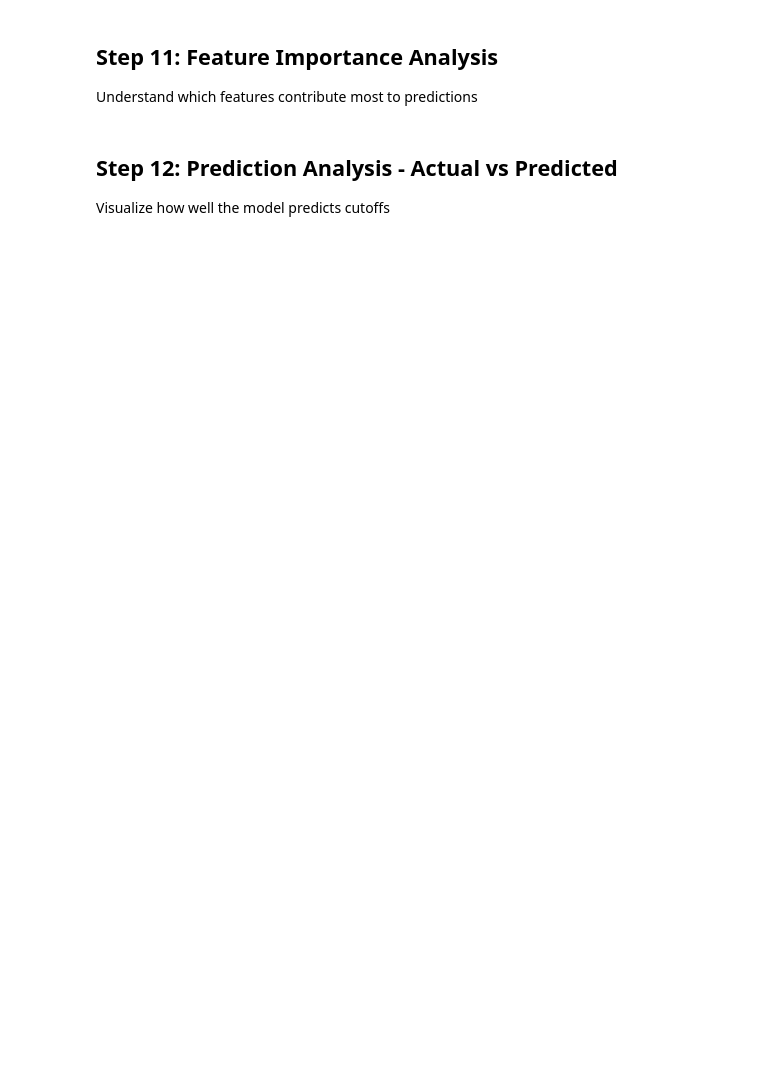
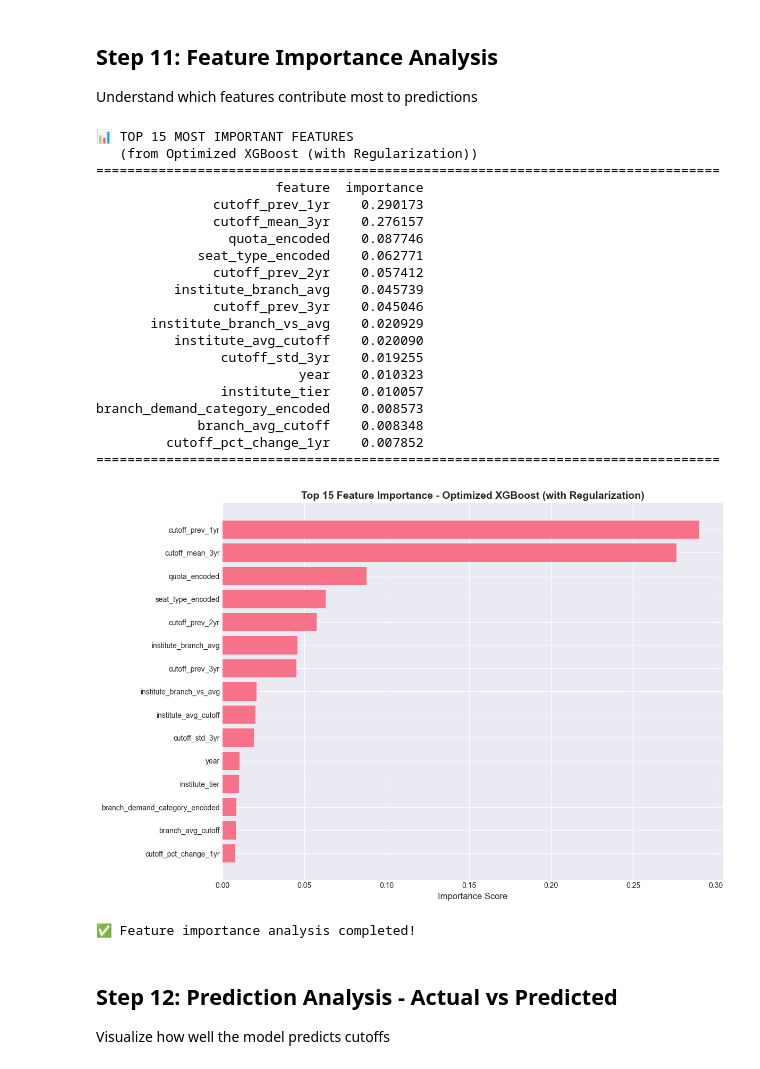
Before and after one commit to msk1039/AIML-FA2, a Jupyter notebook: phase3_model_building.ipynb, the cells around one changed output. Saved outputs shown, nothing was run; the diff lists cells and outputs as text; code cells hidden in the pictures; blank space fills up the shorter version.

```diff
--- a/phase3_model_building.ipynb
+++ b/phase3_model_building.ipynb
@@ -379,18 +490,22 @@ TypeError: XGBModel.fit() got an unexpected keyword argument 'eval_metric'
 
 Use RandomizedSearchCV to find optimal hyperparameters
 # %%
-print("🔄 Starting hyperparameter tuning...\n")
+print("🔄 Starting hyperparameter tuning with LIGHT REGULARIZATION...\n")
+print("   (Optimized for clean 500k dataset)\n")
 print("⏳ This may take several minutes...\n")
 
-# Define parameter grid
+# Define parameter grid with LIGHT regularization
+# Since we filtered to ranks < 500k, data is cleaner and needs less regularization
 param_grid = {
-    'n_estimators': [100, 200, 300, 500],
-    'max_depth': [3, 4, 5, 6, 7],
-    'learning_rate': [0.01, 0.05, 0.1, 0.15],
-    'subsample': [0.7, 0.8, 0.9],
-    'colsample_bytree': [0.7, 0.8, 0.9],
-    'min_child_weight': [1, 3, 5],
-    'gamma': [0, 0.1, 0.2]
+    'n_estimators': [100, 200, 300],        # Number of trees
+    'max_depth': [4, 5, 6, 7],              # Allow deeper trees for clean data
+    'learning_rate': [0.05, 0.1, 0.15],     # Slightly higher learning rates OK
+    'subsample': [0.8, 0.9, 1.0],           # Can use more data per tree
+    'colsample_bytree': [0.8, 0.9, 1.0],    # Can use more features
+    'min_child_weight': [1, 2, 3],          # Less restrictive (lighter regularization)
+    'gamma': [0, 0.1, 0.2],                 # Less aggressive pruning
+    'reg_alpha': [0, 0.05, 0.1],            # Lighter L1 regularization
+    'reg_lambda': [0.5, 1, 1.5]             # Lighter L2 regularization
 }
 
 # Create base model
@@ -425,3 +540,12 @@ for param, value in random_search.best_params_.items():
     print(f"  {param}: {value}")
 
 print(f"\n📊 Best cross-validation MAE: {-random_search.best_score_:,.2f} ranks")
+
+# Check if we're still overfitting
+print(f"\n🔍 Overfitting check:")
+print(f"  CV MAE (during tuning): {-random_search.best_score_:,.2f} ranks")
+print(f"  Initial model test MAE: {test_mae_initial:,.2f} ranks")
+if -random_search.best_score_ < test_mae_initial:
+    print(f"  ✅ Good! CV score suggests better generalization than initial model")
+else:
+    print(f"  ⚠️  CV score is similar to or worse than initial model")
@@ -491,29 +747,53 @@ print("="*80)
 
 Understand which features contribute most to predictions
 # %%
-# Get feature importance
+# Get feature importance from the BEST model
 feature_importance = pd.DataFrame({
     'feature': feature_columns,
-    'importance': xgb_final.feature_importances_
+    'importance': best_model.feature_importances_
 }).sort_values('importance', ascending=False)
 
 print("📊 TOP 15 MOST IMPORTANT FEATURES")
+print(f"   (from {best_model_name})")
 print("="*80)
 print(feature_importance.head(15).to_string(index=False))
 print("="*80)
 
 # Visualize feature importance
 plt.figure(figsize=(12, 8))
 top_features = feature_importance.head(15)
 plt.barh(range(len(top_features)), top_features['importance'])
 plt.yticks(range(len(top_features)), top_features['feature'])
 plt.xlabel('Importance Score', fontsize=12)
-plt.title('Top 15 Feature Importance in XGBoost Model', fontsize=14, fontweight='bold')
+plt.title(f'Top 15 Feature Importance - {best_model_name}', fontsize=14, fontweight='bold')
 plt.gca().invert_yaxis()
 plt.tight_layout()
 plt.show()
 
 print("\n✅ Feature importance analysis completed!")
+# %% [output]
+📊 TOP 15 MOST IMPORTANT FEATURES
+   (from Optimized XGBoost (with Regularization))
+================================================================================
+                       feature  importance
+               cutoff_prev_1yr    0.290173
+               cutoff_mean_3yr    0.276157
+                 quota_encoded    0.087746
+             seat_type_encoded    0.062771
+               cutoff_prev_2yr    0.057412
+          institute_branch_avg    0.045739
+               cutoff_prev_3yr    0.045046
+       institute_branch_vs_avg    0.020929
+          institute_avg_cutoff    0.020090
+                cutoff_std_3yr    0.019255
+                          year    0.010323
+                institute_tier    0.010057
+branch_demand_category_encoded    0.008573
+             branch_avg_cutoff    0.008348
+         cutoff_pct_change_1yr    0.007852
+================================================================================
+[figure, added]
+✅ Feature importance analysis completed!
 # %% [markdown]
 ## Step 12: Prediction Analysis - Actual vs Predicted
 
```
Also changed, not shown: parts of 18 cells of this notebook, 6 other files.
